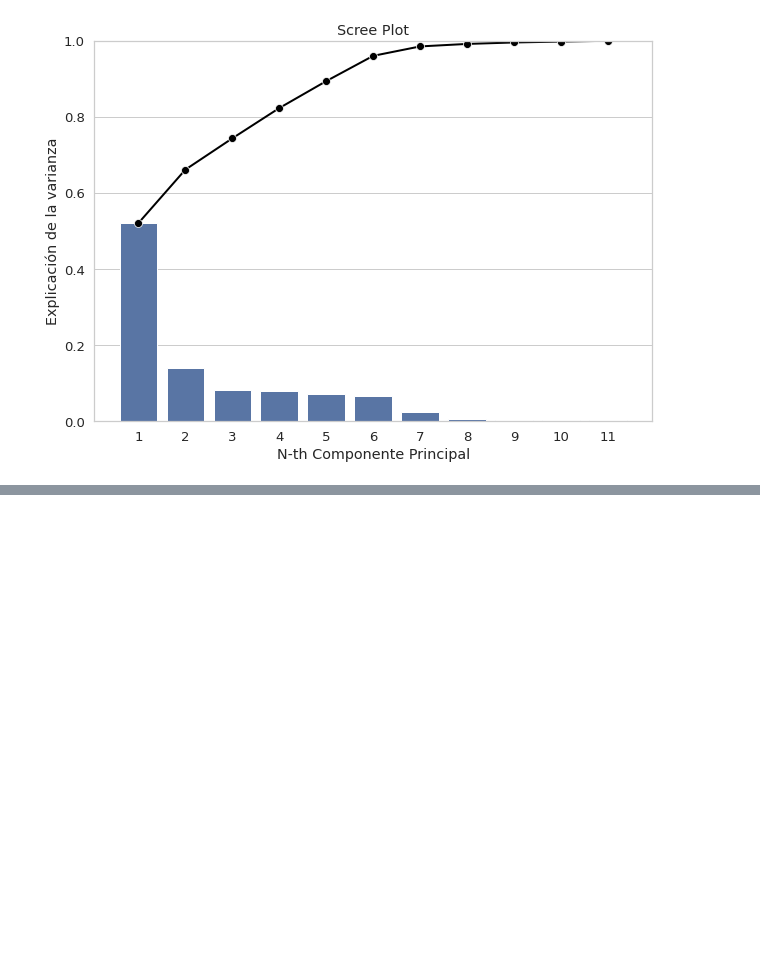
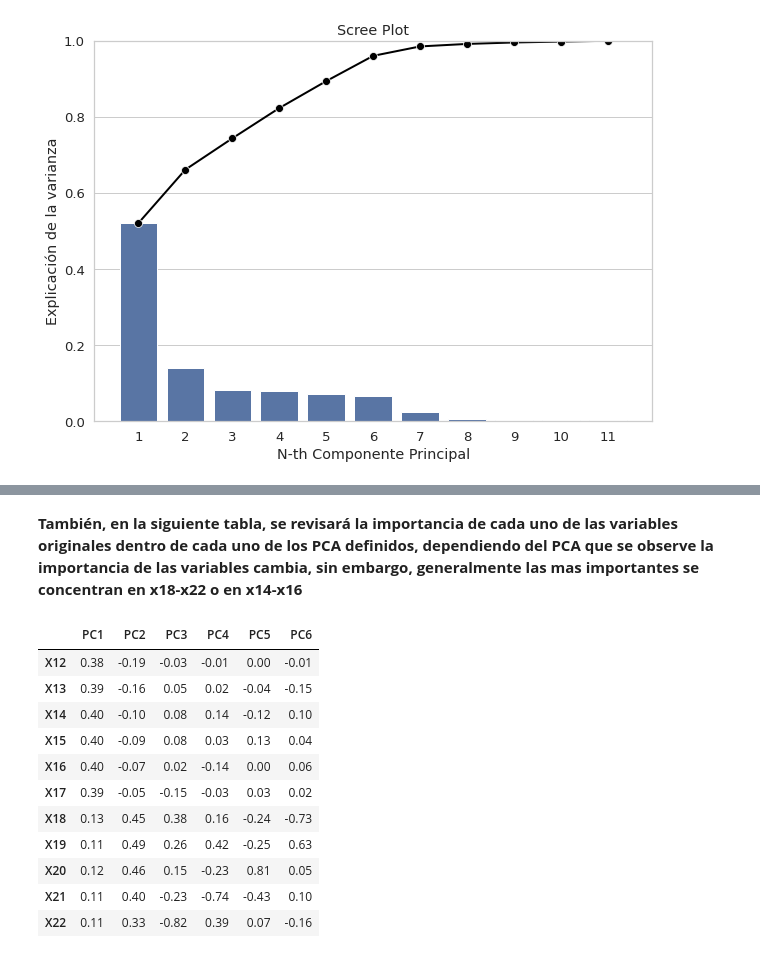
Before and after one commit to PosgradoMNA/actividades-del-projecto-equipo-118, a Jupyter notebook: Equipo118_Tarea2_Modulo3.ipynb, the cells around one changed output, grey strips where cells are left out. Drawn from its saved outputs; the diff is of its cells as text; code cells hidden in the pictures; blank space fills up the shorter version.

```diff
--- a/Equipo118_Tarea2_Modulo3.ipynb
+++ b/Equipo118_Tarea2_Modulo3.ipynb
@@ -477,0 +464,19 @@ Al final, se intentó realizar una limpieza de todas aquellas variables que ten
+# %% [markdown]
+**También, en la siguiente tabla, se revisará la importancia de cada uno de las variables originales dentro de cada uno de los PCA definidos, dependiendo del PCA que se observe la importancia de las variables cambia, sin embargo, generalmente las mas importantes se concentran en x18-x22 o en x14-x16**
+# %%
+pc_comps = ['PC1','PC2','PC3','PC4','PC5','PC6']
+data_pca = pd.DataFrame(np.round(pca.components_[:6,:],2),index=pc_comps,columns=scaled_df.columns)
+data_pca.T
+# %% [output]
+|  | PC1 | PC2 | PC3 | PC4 | PC5 | PC6 |
+| X12 | 0.38 | -0.19 | -0.03 | -0.01 | 0.00 | -0.01 |
+| X13 | 0.39 | -0.16 | 0.05 | 0.02 | -0.04 | -0.15 |
+| X14 | 0.40 | -0.10 | 0.08 | 0.14 | -0.12 | 0.10 |
+| X15 | 0.40 | -0.09 | 0.08 | 0.03 | 0.13 | 0.04 |
+| X16 | 0.40 | -0.07 | 0.02 | -0.14 | 0.00 | 0.06 |
+| X17 | 0.39 | -0.05 | -0.15 | -0.03 | 0.03 | 0.02 |
+| X18 | 0.13 | 0.45 | 0.38 | 0.16 | -0.24 | -0.73 |
+| X19 | 0.11 | 0.49 | 0.26 | 0.42 | -0.25 | 0.63 |
+| X20 | 0.12 | 0.46 | 0.15 | -0.23 | 0.81 | 0.05 |
+| X21 | 0.11 | 0.40 | -0.23 | -0.74 | -0.43 | 0.10 |
+| X22 | 0.11 | 0.33 | -0.82 | 0.39 | 0.07 | -0.16 |
```
Also changed, not shown: parts of 17 cells of this notebook.
